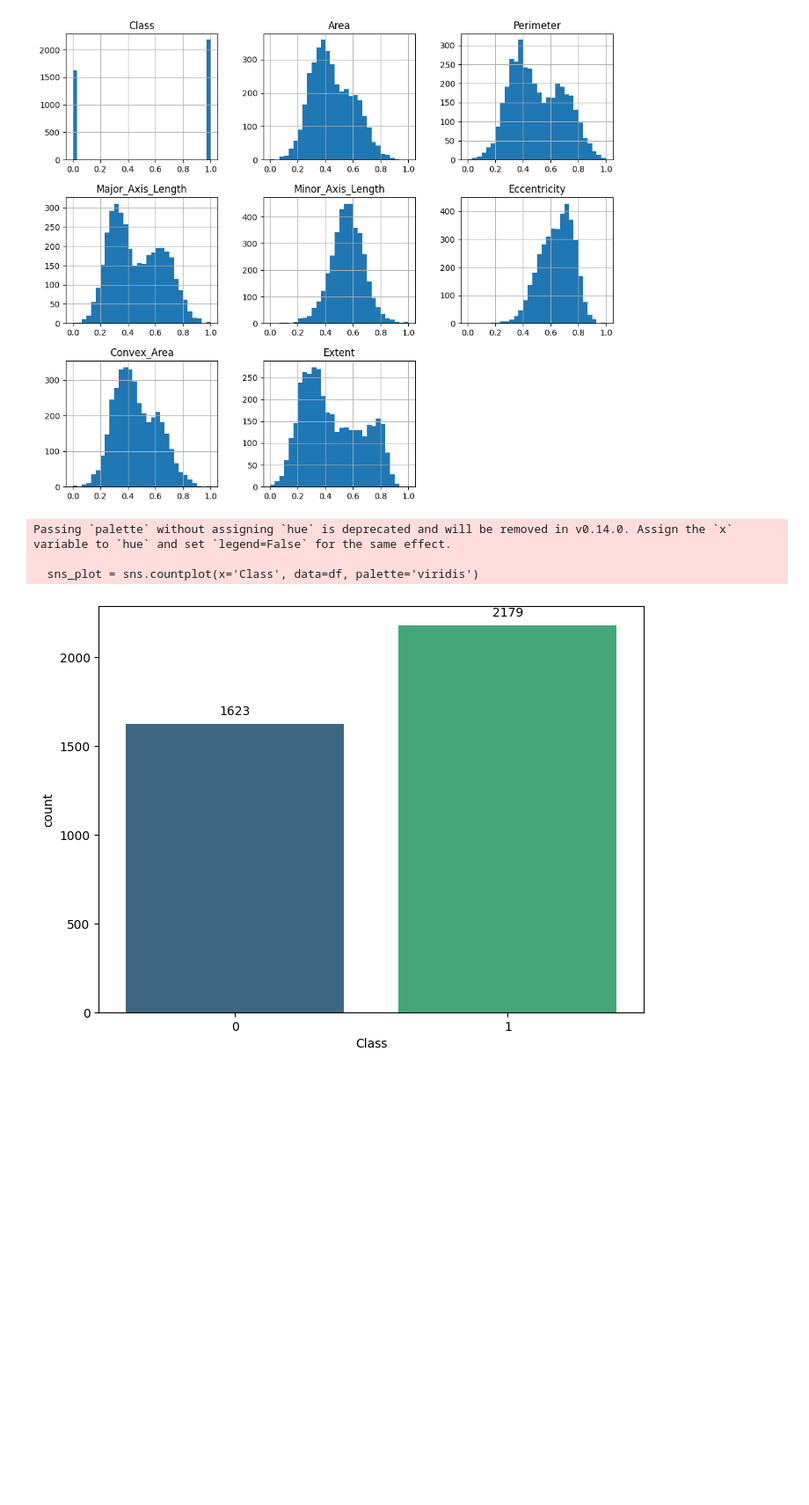
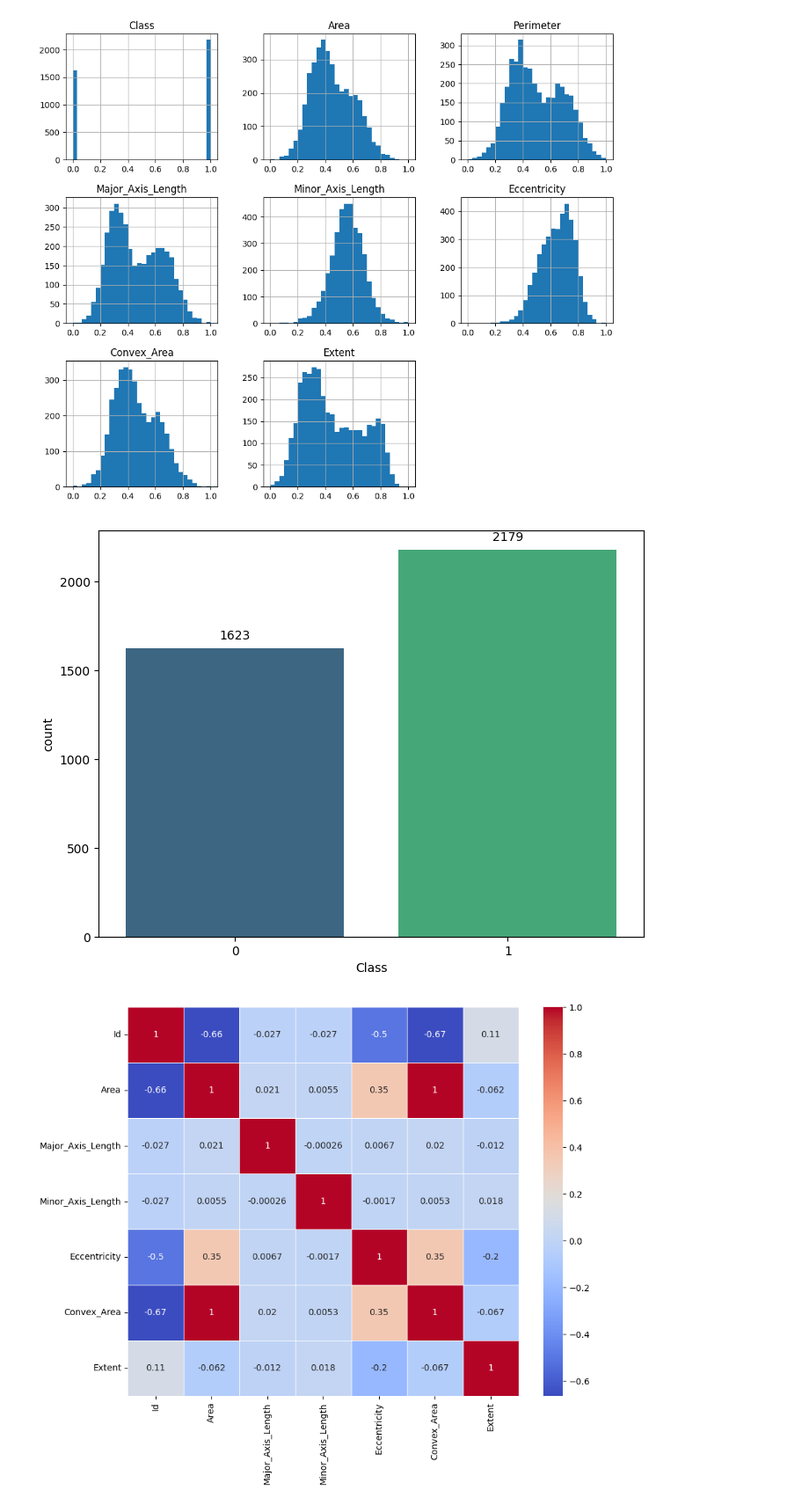
Before and after one commit to Hoang-Dien-IT/Rice2024_identification, a Jupyter notebook: Visualize_processed_data.ipynb, the cells around one changed output. Shown: that part at 88% size. Drawn from its saved outputs; the diff is of its cells as text; code cells hidden in the pictures; blank space fills up the shorter version.

```diff
--- a/Visualize_processed_data.ipynb
+++ b/Visualize_processed_data.ipynb
@@ -8,6 +7,9 @@ df = pd.read_csv('./standardized-rice.csv')
 # %%
 # Đọc tập dữ liệu từ file CSV (giả định rằng bạn có file rice_dataset.csv)
-df = pd.read_csv('./standardized-rice.csv')
+# df = pd.read_csv('./standardized-rice.csv')
+
+df = pd.read_excel('./Rice2024.xlsx', engine='openpyxl')
+df = pd.DataFrame(df)
 # %%
 # Hiển thị vài dòng đầu tiên của tập dữ liệu
 print(df.head())
@@ -56,9 +57,11 @@ plt.show()
 # %% [output]
 [figure]
 # %%
-# Tạo Countplot
+# Biểu đồ phân phối nhãn
+
 plt.figure(figsize=(8, 6))
-sns_plot = sns.countplot(x='Class', data=df, palette='viridis')
+sns_plot = sns.countplot(x='Class', data=df,
+                         hue='Class', palette='viridis', legend=False)
 
 # Thêm số lượng lên trên mỗi cột
 for p in sns_plot.patches:
@@ -68,7 +71,15 @@ for p in sns_plot.patches:
                       xytext=(0, 10),
                       textcoords='offset points')
 # %% [output]
-Passing `palette` without assigning `hue` is deprecated and will be removed in v0.14.0. Assign the `x` variable to `hue` and set `legend=False` for the same effect.
-
-  sns_plot = sns.countplot(x='Class', data=df, palette='viridis')
 [figure]
+# %%
+# Loại bỏ cột 'Class' hoặc bất kỳ cột nào không phải dạng số
+numeric_df = df.select_dtypes(include=[np.number])
+# Tính toán ma trận tương quan chỉ với các cột dạng số
+corr_matrix = numeric_df.corr()
+# Vẽ heatmap của ma trận tương quan
+plt.figure(figsize=(10, 8))
+sns.heatmap(corr_matrix, annot=True, cmap='coolwarm', linewidths=0.5)
+plt.show()
+# %% [output]
+[figure, added]
```
Also changed, not shown: parts of 2 cells of this notebook, 1 other file.
